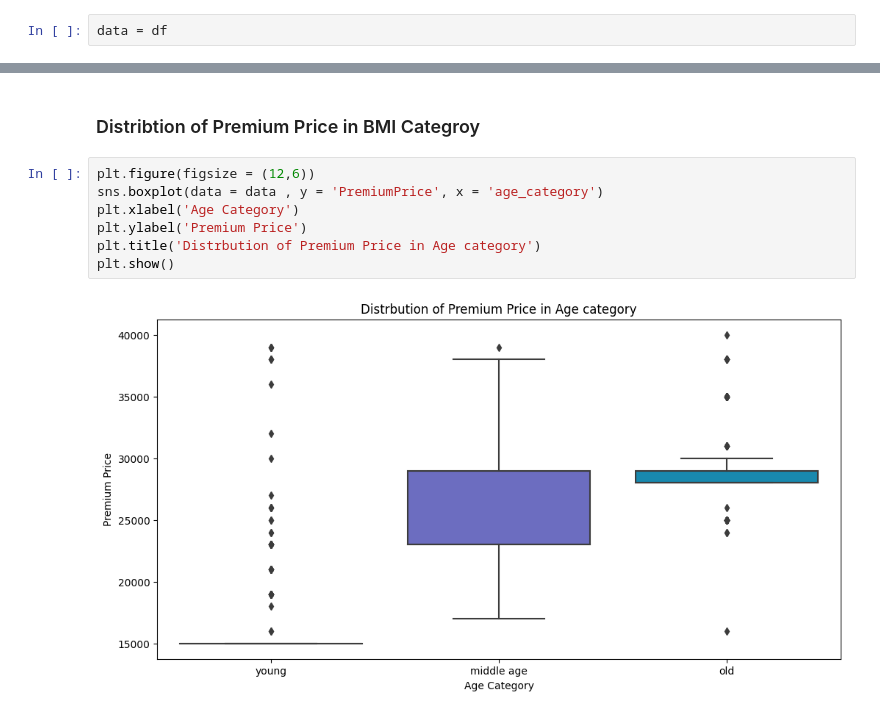
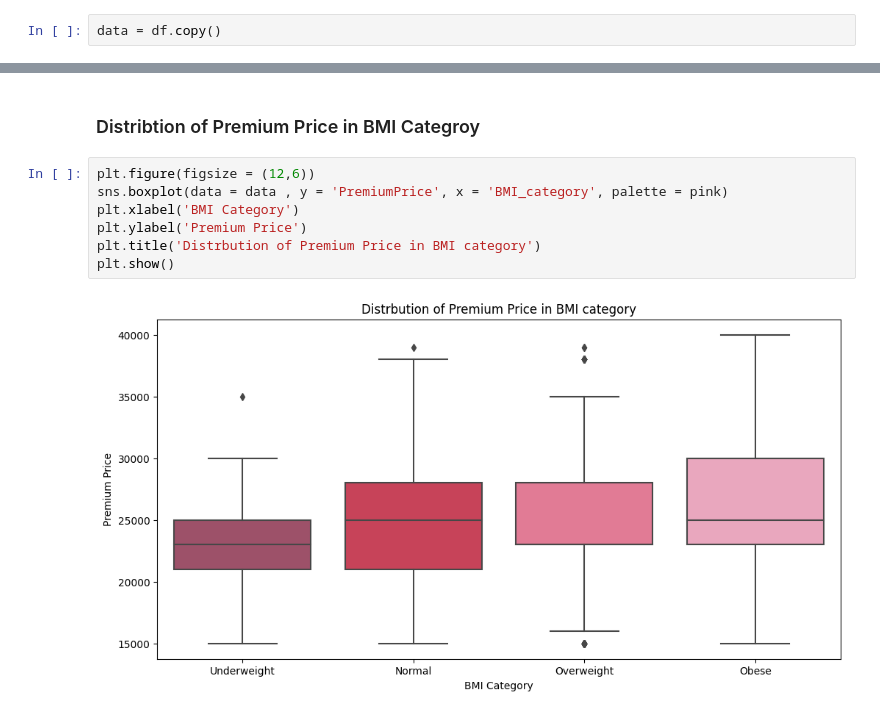
Before and after one commit to RahulHipparkar/Insurance-Premium-Prediction, a Jupyter notebook: insurance-premium-prediction.ipynb, the cells around one changed output, grey strips where cells are left out. Saved outputs shown, nothing was run; the diff lists cells and outputs as text.

Commit message:
Kaggle Notebook | Insurance Premium Prediction | Version 6

```diff
--- a/insurance-premium-prediction.ipynb
+++ b/insurance-premium-prediction.ipynb
@@ -248,4 +248,4 @@ plt.show()
 # %% [markdown]
 ### Distribution of Age
 # %%
-data = df
+data = df.copy()
@@ -735,10 +767,10 @@ plt.show()
 ### Distribtion of Premium Price in BMI Categroy
 # %%
 plt.figure(figsize = (12,6))
-sns.boxplot(data = data , y = 'PremiumPrice', x = 'age_category')
-plt.xlabel('Age Category')
+sns.boxplot(data = data , y = 'PremiumPrice', x = 'BMI_category', palette = pink)
+plt.xlabel('BMI Category')
 plt.ylabel('Premium Price')
-plt.title('Distrbution of Premium Price in Age category')
+plt.title('Distrbution of Premium Price in BMI category')
 plt.show()
 # %% [output]
-[figure, old version]
+[figure, new version]
```
Also changed, not shown: parts of 8 cells of this notebook.
